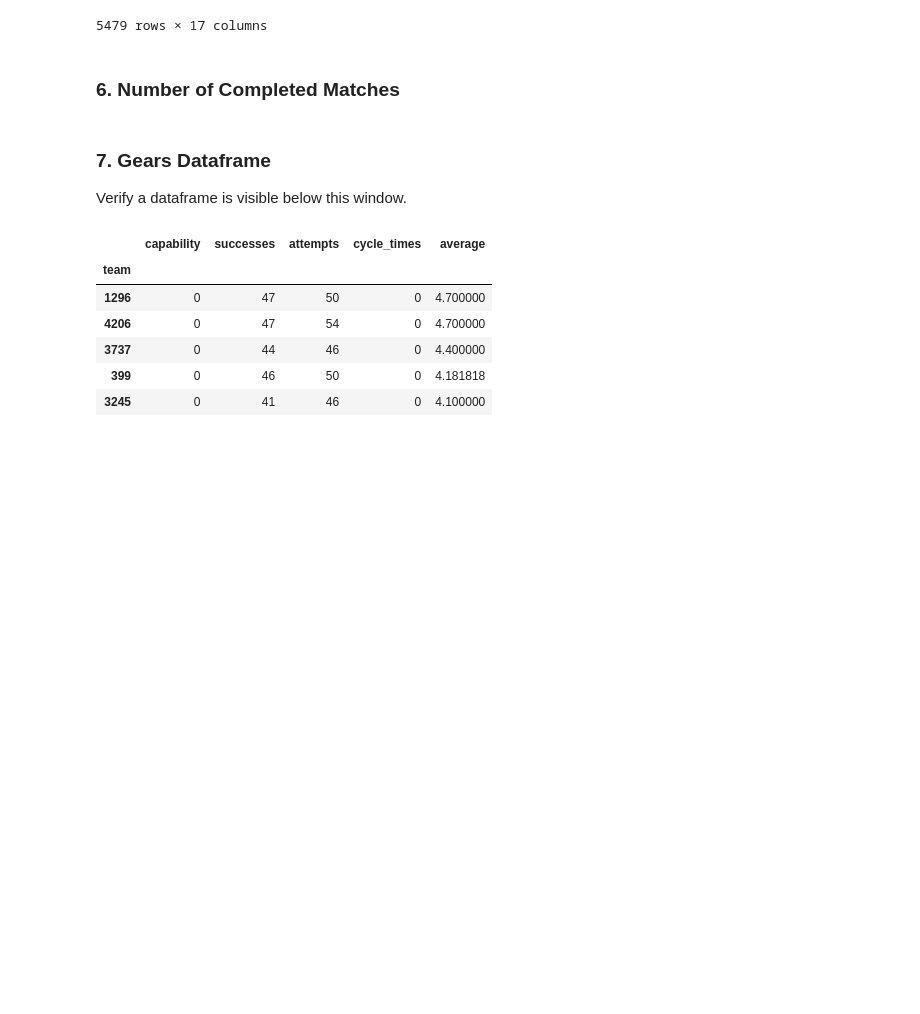
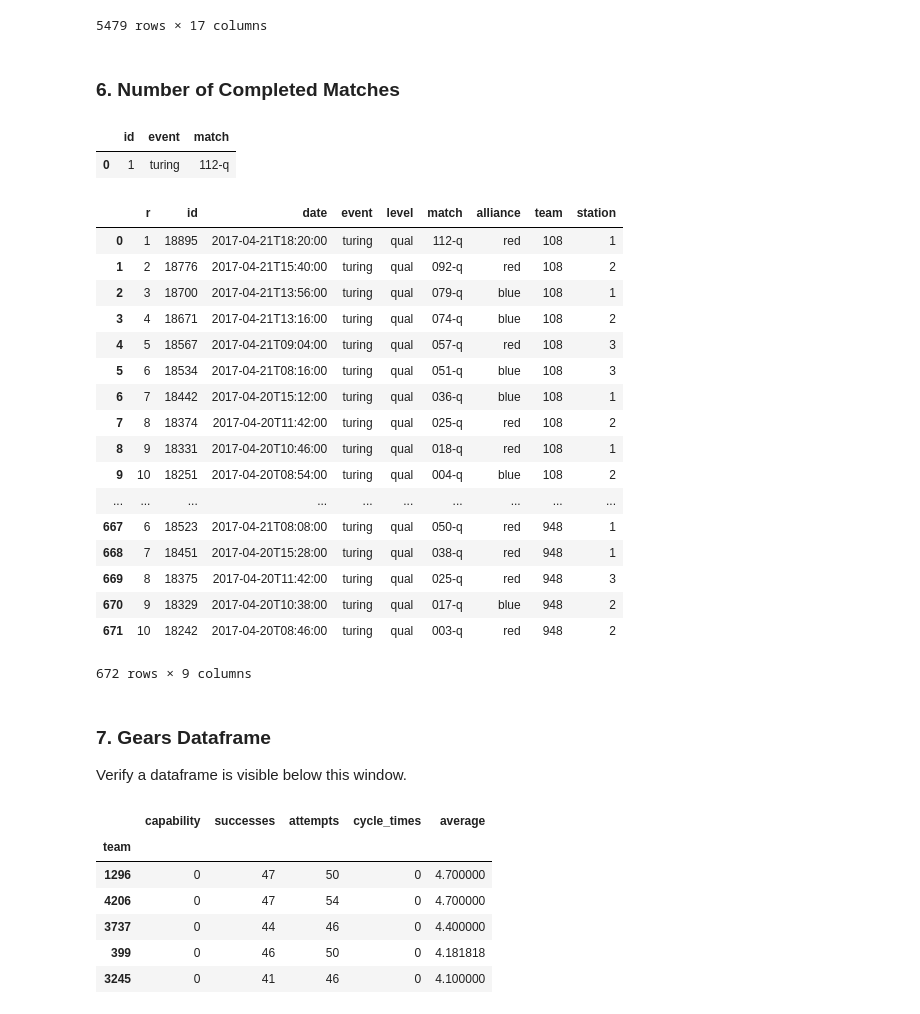
Before and after one commit to irs1318dev/irsScouting2017, a Jupyter notebook: jupyter/System_Test.ipynb, the cells around one changed output. Drawn from its saved outputs; the diff is of its cells as text; code cells hidden in the pictures; blank space fills up the shorter version.

```diff
--- a/jupyter/System_Test.ipynb
+++ b/jupyter/System_Test.ipynb
@@ -90,24 +90,50 @@ measures
 5479 rows × 17 columns
 # %% [markdown]
 ### 6. Number of Completed Matches
+# %%
+sql = "SELECT * FROM status"
+pd.read_sql(sql, conn)
+# %% [output]
+|  | id | event | match |
+| 0 | 1 | turing | 112-q |
 # %%
 # Set recent_matches to n to filter out all but the last n matches.
 recent_matches= 12
 
 select_recent_matches = sa.text(
     "with current AS (SELECT s.event, s.match, date from schedules sched, "
     "status s WHERE sched.event = s.event "
     "AND sched.match = s.match limit 1 ) "
 
 
     "SELECT * FROM ( "
     "SELECT row_number() over (partition by team order by sched.date desc) as r, "
     " sched.* from schedules sched, current c WHERE sched.event = c.event and sched.date <= c.date )"
     " row_schedule WHERE row_schedule.r <= " + str(
         recent_matches) + " ORDER by team, date desc")
 df = pd.read_sql(select_recent_matches, conn)
 num_matches = df[['team', 'level']].groupby('team').count()
 num_matches.columns = ['matches']
+df
+# %% [output]
+|  | r | id | date | event | level | match | alliance | team | station |
+| 0 | 1 | 18895 | 2017-04-21T18:20:00 | turing | qual | 112-q | red | 108 | 1 |
+| 1 | 2 | 18776 | 2017-04-21T15:40:00 | turing | qual | 092-q | red | 108 | 2 |
+| 2 | 3 | 18700 | 2017-04-21T13:56:00 | turing | qual | 079-q | blue | 108 | 1 |
+| 3 | 4 | 18671 | 2017-04-21T13:16:00 | turing | qual | 074-q | blue | 108 | 2 |
+| 4 | 5 | 18567 | 2017-04-21T09:04:00 | turing | qual | 057-q | red | 108 | 3 |
+| 5 | 6 | 18534 | 2017-04-21T08:16:00 | turing | qual | 051-q | blue | 108 | 3 |
+| 6 | 7 | 18442 | 2017-04-20T15:12:00 | turing | qual | 036-q | blue | 108 | 1 |
+| 7 | 8 | 18374 | 2017-04-20T11:42:00 | turing | qual | 025-q | red | 108 | 2 |
+| 8 | 9 | 18331 | 2017-04-20T10:46:00 | turing | qual | 018-q | red | 108 | 1 |
+| 9 | 10 | 18251 | 2017-04-20T08:54:00 | turing | qual | 004-q | blue | 108 | 2 |
+| ... | ... | ... | ... | ... | ... | ... | ... | ... | ... |
+| 667 | 6 | 18523 | 2017-04-21T08:08:00 | turing | qual | 050-q | red | 948 | 1 |
+| 668 | 7 | 18451 | 2017-04-20T15:28:00 | turing | qual | 038-q | red | 948 | 1 |
+| 669 | 8 | 18375 | 2017-04-20T11:42:00 | turing | qual | 025-q | red | 948 | 3 |
+| 670 | 9 | 18329 | 2017-04-20T10:38:00 | turing | qual | 017-q | blue | 948 | 2 |
+| 671 | 10 | 18242 | 2017-04-20T08:46:00 | turing | qual | 003-q | red | 948 | 2 |
+672 rows × 9 columns
 # %% [markdown]
 ### 7. Gears Dataframe
 Verify a dataframe is visible below this window.
```
Also changed, not shown: 13 other files.
